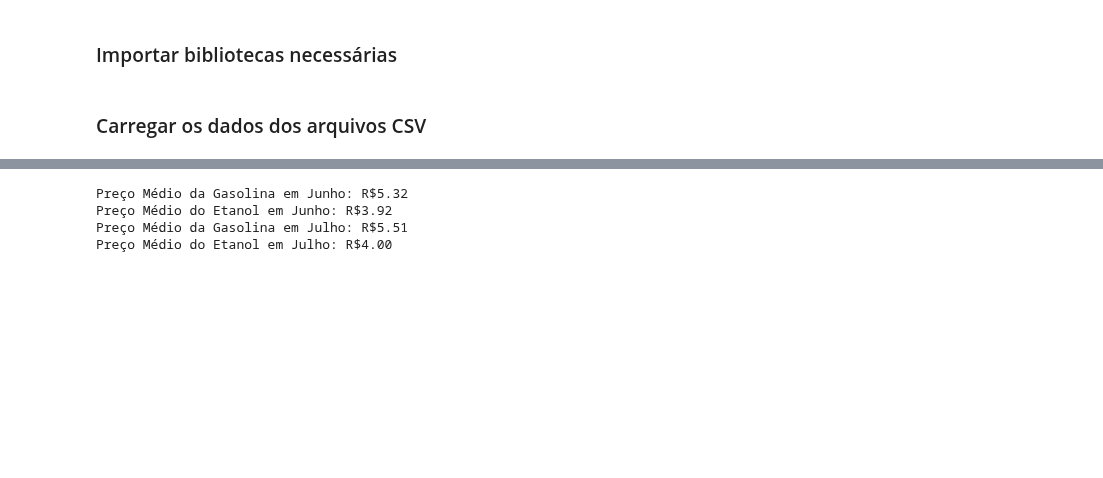
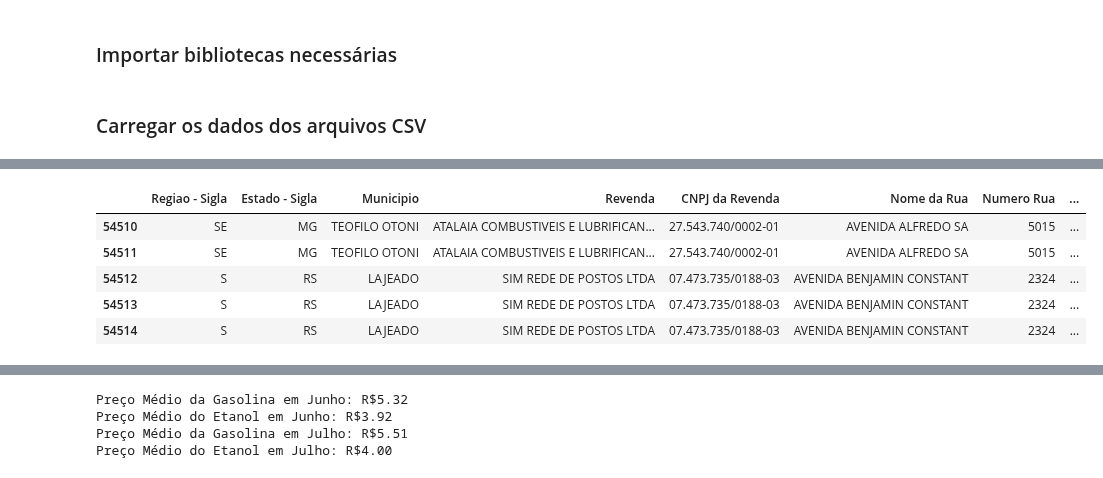
Before and after one commit to Project-4-Trends-and-Insights-Database/Projeto_Dados_para_abastecer_o_carro, a Jupyter notebook: Projeto_Dados_para_abastecer_o_carro.ipynb, the cells around one changed output, grey strips where cells are left out. Drawn from its saved outputs; the diff is of its cells as text; code cells hidden in the pictures; blank space fills up the shorter version.

```diff
--- a/Projeto_Dados_para_abastecer_o_carro.ipynb
+++ b/Projeto_Dados_para_abastecer_o_carro.ipynb
@@ -43,0 +65,10 @@ dados_combustiveis=pd.concat([dados_mes6, dados_mes7])
+# %%
+#verificando tail do dataset
+dados_combustiveis.tail()
+# %% [output]
+|  | Regiao - Sigla | Estado - Sigla | Municipio | Revenda | CNPJ da Revenda | Nome da Rua | Numero Rua | ... |
+| 54510 | SE | MG | TEOFILO OTONI | ATALAIA COMBUSTIVEIS E LUBRIFICAN... | 27.543.740/0002-01 | AVENIDA ALFREDO SA | 5015 | ... |
+| 54511 | SE | MG | TEOFILO OTONI | ATALAIA COMBUSTIVEIS E LUBRIFICAN... | 27.543.740/0002-01 | AVENIDA ALFREDO SA | 5015 | ... |
+| 54512 | S | RS | LAJEADO | SIM REDE DE POSTOS LTDA | 07.473.735/0188-03 | AVENIDA BENJAMIN CONSTANT | 2324 | ... |
+| 54513 | S | RS | LAJEADO | SIM REDE DE POSTOS LTDA | 07.473.735/0188-03 | AVENIDA BENJAMIN CONSTANT | 2324 | ... |
+| 54514 | S | RS | LAJEADO | SIM REDE DE POSTOS LTDA | 07.473.735/0188-03 | AVENIDA BENJAMIN CONSTANT | 2324 | ... |
```
Also changed, not shown: parts of 3 cells of this notebook.
